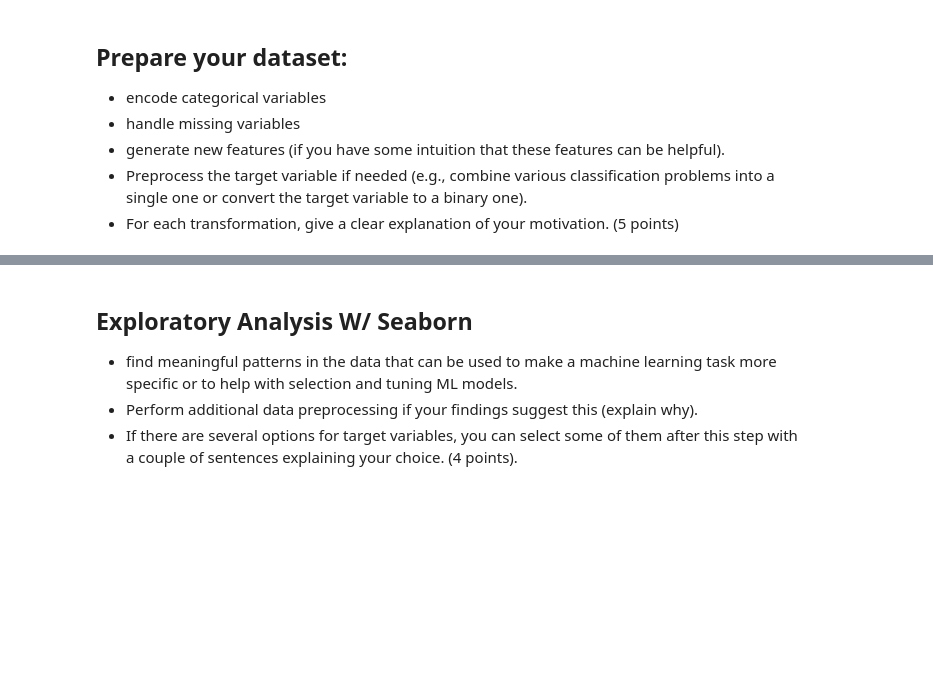
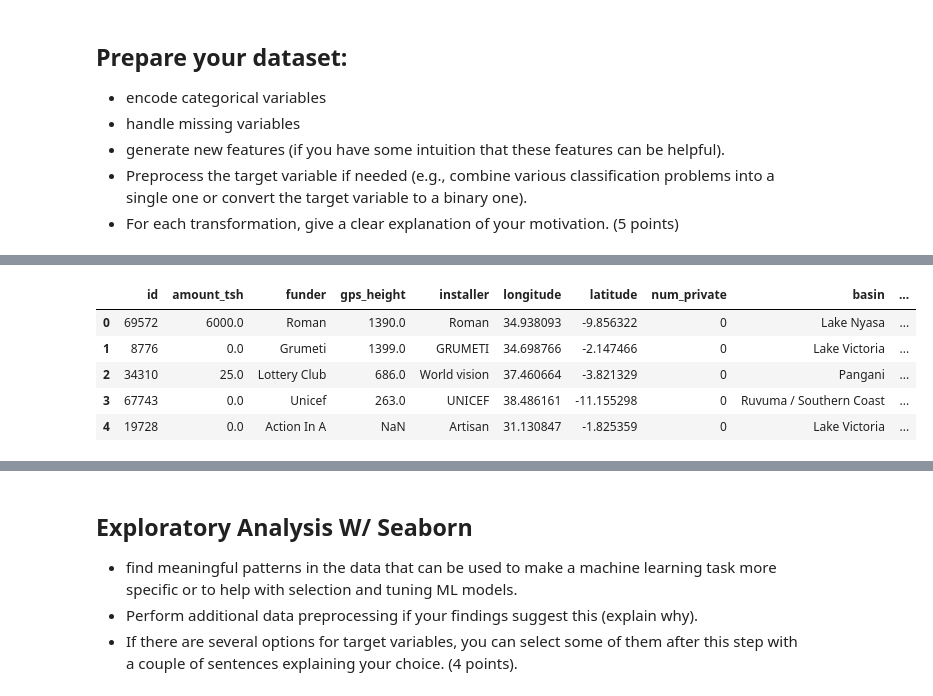
Before and after one commit to OrionXV/AI7101-Project, a Jupyter notebook: CleanStart.ipynb, the cells around one changed output, grey strips where cells are left out. Drawn from its saved outputs; the diff is of its cells as text; code cells hidden in the pictures; blank space fills up the shorter version.

```diff
--- a/CleanStart.ipynb
+++ b/CleanStart.ipynb
@@ -60,3 +65,15 @@ Name: proportion, dtype: float64
 - generate new features (if you have some intuition that these features can be helpful).
 - Preprocess the target variable if needed (e.g., combine various classification problems into a single one or convert the target variable to a binary one).
 - For each transformation, give a clear explanation of your motivation. (5 points)
+# %%
+print("\nNumber of unique values per column:")
+print(X.nunique().sort_values())
+
+print("\nMissing values per column:")
+missing = X.isna().sum()
+print(missing[missing > 0])
+
+print("\nCounts of zeros in selected numeric fields:")
+for col in ['construction_year','gps_height','longitude','latitude','population']:
+    if col in X.columns:
+        print(f"{col}: {(X[col]==0).sum()} zeros")
@@ -62,0 +98,77 @@ Name: proportion, dtype: float64
+# %%
+def preprocess_data(df):
+    df_proc = df.copy()
+
+    # 1 Drop high-cardinality or low-information columns
+    drop_cols = ['wpt_name', 'subvillage', 'recorded_by']
+    df_proc.drop(columns=[c for c in drop_cols if c in df_proc.columns], inplace=True)
+
+    # 2 Handle construction year:
+    #     - Replace 0 with sampled year from empirical distribution
+    #     - Create pump age and construction decade
+    if 'construction_year' in df_proc.columns:
+        years = df_proc['construction_year']
+        non_zero_years = years[years > 0]
+        if not non_zero_years.empty:
+            year_probs = non_zero_years.value_counts(normalize=True)
+            df_proc['construction_year'] = df_proc['construction_year'].apply(
+                lambda x: np.random.choice(year_probs.index, p=year_probs.values) if x == 0 else x)
+            # Create derived features
+            record_years = pd.to_datetime(df_proc['date_recorded']).dt.year
+            df_proc['pump_age']          = record_years - df_proc['construction_year']
+            df_proc['construction_decade'] = (df_proc['construction_year'] // 10) * 10
+
+    # 3 Extract date components
+    if 'date_recorded' in df_proc.columns:
+        dt = pd.to_datetime(df_proc['date_recorded'])
+        df_proc['record_year']  = dt.dt.year
+        df_proc['record_month'] = dt.dt.month
+        df_proc['record_day']   = dt.dt.day
+        df_proc.drop(columns=['date_recorded'], inplace=True)
+
+    # 4 Replace zeros in geographic coordinates with NaN
+    for col in ['longitude', 'latitude', 'gps_height']:
+        if col in df_proc.columns:
+            df_proc[col] = df_proc[col].replace(0, np.nan)
+
+    # 5 Impute missing numeric values by mean within geographic group (basin, region, lga, ward)
+    group_cols = ['basin', 'region', 'lga', 'ward']
+    for col in ['population', 'gps_height', 'longitude', 'latitude']:
+        if col in df_proc.columns:
+            df_proc[col] = df_proc.groupby(group_cols)[col].transform(lambda x: x.fillna(x.mean()))
+
+    # 6 Simplify payment and related columns
+    if 'payment' in df_proc.columns:
+        df_proc['has_payment'] = df_proc['payment'].apply(lambda x: 0 if x == 'never pay' else 1)
+    if 'permit' in df_proc.columns:
+        df_proc['permit'] = df_proc['permit'].map({True: 1, False: 0})
+    if 'public_meeting' in df_proc.columns:
+        df_proc['public_meeting'] = df_proc['public_meeting'].map({True: 1, False: 0})
+
+    # 7 Drop redundant categorical pairs (keep only one of each)
+    redundant_pairs = [
+        ('extraction_type_group', 'extraction_type_class'),
+        ('water_quality', 'quality_group'),
+        ('quantity', 'quantity_group'),
+        ('source', 'source_class'),
+        ('source_type', 'source_class'),
+        ('waterpoint_type', 'waterpoint_type_group'),
+        ('payment_type', 'payment'),
+        ('management_group', 'management'),
+        ('region', 'region_code'),
+    ]
+    for a, b in redundant_pairs:
+        if a in df_proc.columns and b in df_proc.columns:
+            df_proc.drop(columns=[b], inplace=True)
+
+    # 8 Identify categorical and numeric columns
+    categorical_cols = df_proc.select_dtypes(include=['object']).columns
+    numeric_cols     = df_proc.select_dtypes(include=['int64', 'float64']).columns
+
+    return df_proc, categorical_cols, numeric_cols
+
+# Apply preprocessing to X
+X_proc, cat_cols, num_cols = preprocess_data(X)
+print("\nProcessed feature shape:", X_proc.shape)
+display(X_proc.head())
+# %% [output]
@@ -62,0 +176,6 @@ Name: proportion, dtype: float64
+|  | id | amount_tsh | funder | gps_height | installer | longitude | latitude | num_private | basin | ... |
+| 0 | 69572 | 6000.0 | Roman | 1390.0 | Roman | 34.938093 | -9.856322 | 0 | Lake Nyasa | ... |
+| 1 | 8776 | 0.0 | Grumeti | 1399.0 | GRUMETI | 34.698766 | -2.147466 | 0 | Lake Victoria | ... |
+| 2 | 34310 | 25.0 | Lottery Club | 686.0 | World vision | 37.460664 | -3.821329 | 0 | Pangani | ... |
+| 3 | 67743 | 0.0 | Unicef | 263.0 | UNICEF | 38.486161 | -11.155298 | 0 | Ruvuma / Southern Coast | ... |
+| 4 | 19728 | 0.0 | Action In A | NaN | Artisan | 31.130847 | -1.825359 | 0 | Lake Victoria | ... |
```
Also changed, not shown: parts of 11 cells of this notebook.
